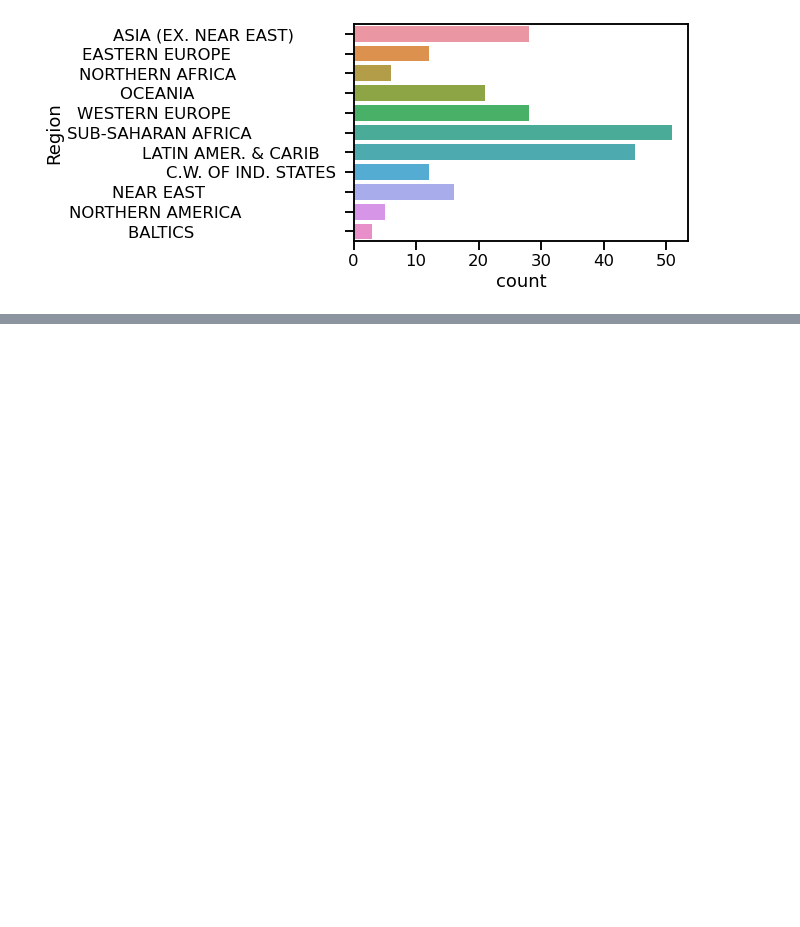
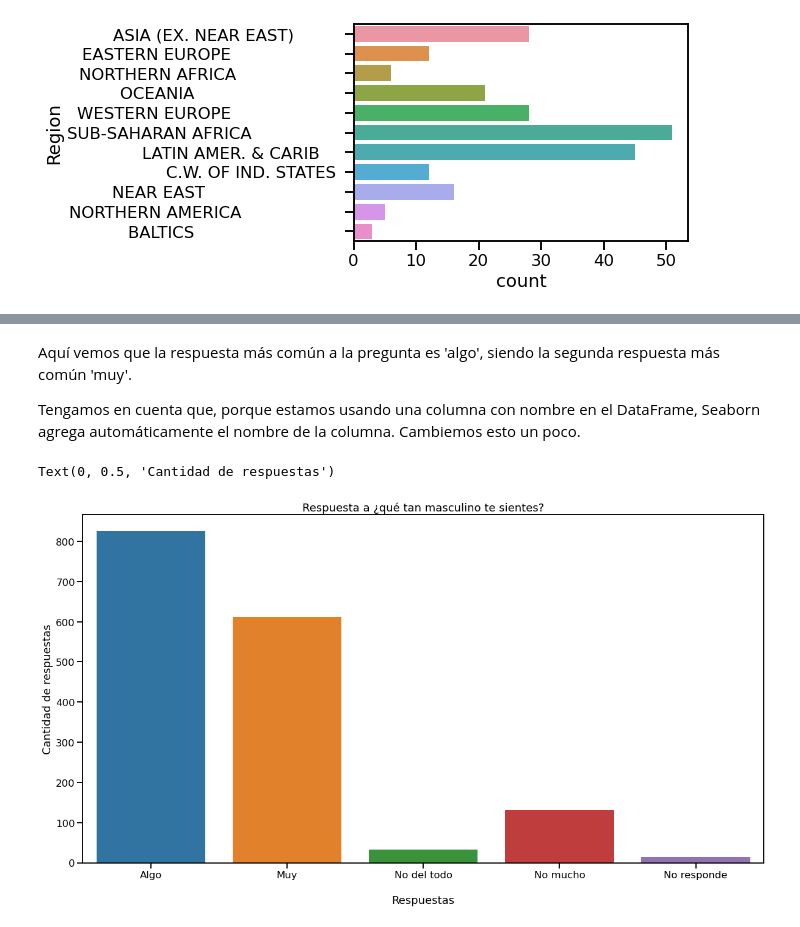
Before and after one commit to adinamarca/notebooks, a Jupyter notebook: PY/DATA_VIZ/Introduction_to_seaborn/notebook.ipynb, the cells around one changed output, grey strips where cells are left out. Cells and saved outputs as stored; diff of their text form; code cells hidden in the pictures; blank space fills up the shorter version.

```diff
--- a/PY/DATA_VIZ/Introduction_to_seaborn/notebook.ipynb
+++ b/PY/DATA_VIZ/Introduction_to_seaborn/notebook.ipynb
@@ -211,0 +359,21 @@ plt.show()
+# %% [markdown]
+Aquí vemos que la respuesta más común a la pregunta es 'algo', siendo la segunda respuesta más común 'muy'.
+
+Tengamos en cuenta que, porque estamos usando una columna con nombre en el DataFrame, Seaborn agrega automáticamente el nombre de la columna. Cambiemos esto un poco.
+# %%
+# Creamos la figura
+fig, ax = plt.subplots()
+
+# Graficamos
+sns.countplot(x='cuan_masculino', data=subconjunto)
+
+# Dimensionamos
+fig.set_size_inches(20, 10.5, forward=True)
+
+# Colocamos ejes y títulos (añadimos un salto de línea al eje X)
+ax.set_title('Respuesta a ¿qué tan masculino te sientes?')
+ax.set_xlabel('\nRespuestas')
+ax.set_ylabel('Cantidad de respuestas')
+# %% [output]
+Text(0, 0.5, 'Cantidad de respuestas')
+[figure, added]
```
Also changed, not shown: parts of 25 cells of this notebook, 2 other files.
